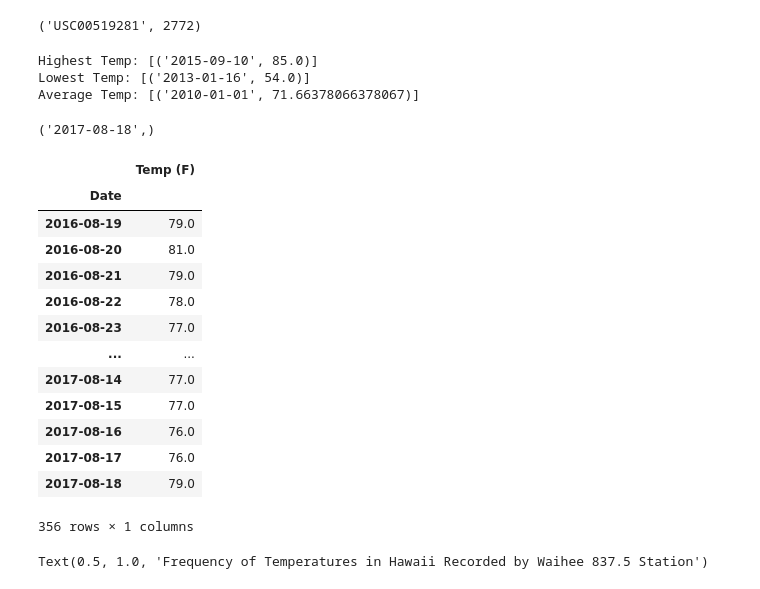
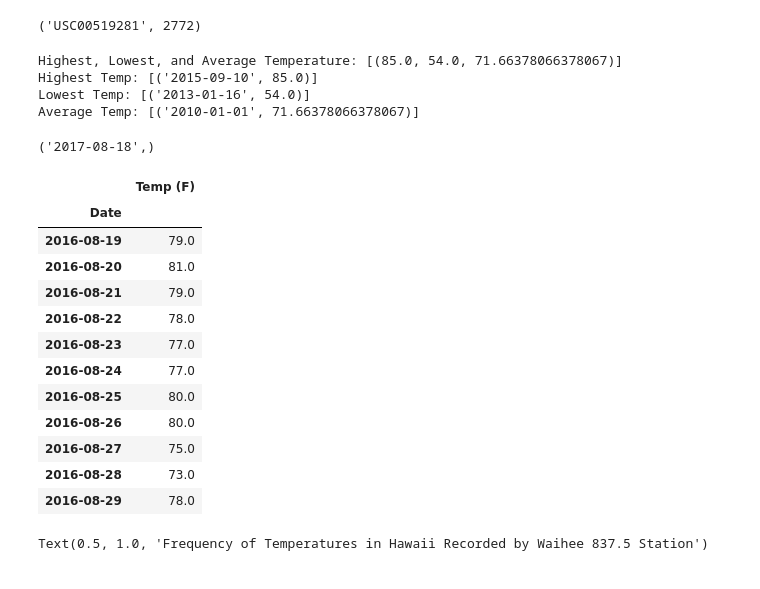
Before and after one commit to cxnoii/Exploratory-Weather-Analysis, a Jupyter notebook: climate_starter.ipynb, the cells around one changed output. Cells and saved outputs as stored; diff of their text form; code cells hidden in the pictures.

Commit message:
prcp/station analysis

```diff
--- a/climate_starter.ipynb
+++ b/climate_starter.ipynb
@@ -140,10 +140,17 @@ min_temp = session.query(Measurements.date,func.min(Measurements.tobs)).\
 avg_temp = session.query(Measurements.date,func.avg(Measurements.tobs)).\
     filter(Measurements.station == 'USC00519281').all()
 
+#same numbers, but all in one query
+temp_stats = session.query(func.max(Measurements.tobs),func.min(Measurements.tobs),func.avg(Measurements.tobs)).\
+    filter(Measurements.station == 'USC00519281').all()
+
+print(f'Highest, Lowest, and Average Temperature: {temp_stats}')
+
 print(f'Highest Temp: {max_temp}')
 print(f'Lowest Temp: {min_temp}')
 print(f'Average Temp: {avg_temp}')
 # %% [output]
+Highest, Lowest, and Average Temperature: [(85.0, 54.0, 71.66378066378067)]
 Highest Temp: [('2015-09-10', 85.0)]
 Lowest Temp: [('2013-01-16', 54.0)]
 Average Temp: [('2010-01-01', 71.66378066378067)]
@@ -157,28 +164,27 @@ session.query(Measurements.date).\
 # %%
 # Using the most active station id
 # Query the last 12 months of temperature observation data for this station
 recent_12 = session.query(Measurements.date,Measurements.tobs).\
     filter(Measurements.date > '2016-08-18').\
         filter(Measurements.station == 'USC00519281').all()
 
 tobs_df = pd.DataFrame(recent_12,columns=['Date', 'Temp (F)'])
 tobs_df.set_index('Date',inplace=True)
-tobs_df
+tobs_df.head(11)
 # %% [output]
 |  | Temp (F) |
 | Date |  |
 | 2016-08-19 | 79.0 |
 | 2016-08-20 | 81.0 |
 | 2016-08-21 | 79.0 |
 | 2016-08-22 | 78.0 |
 | 2016-08-23 | 77.0 |
-| ... | ... |
-| 2017-08-14 | 77.0 |
-| 2017-08-15 | 77.0 |
-| 2017-08-16 | 76.0 |
-| 2017-08-17 | 76.0 |
-| 2017-08-18 | 79.0 |
+| 2016-08-24 | 77.0 |
+| 2016-08-25 | 80.0 |
+| 2016-08-26 | 80.0 |
+| 2016-08-27 | 75.0 |
+| 2016-08-28 | 73.0 |
+| 2016-08-29 | 78.0 |
-356 rows × 1 columns
 # %%
 #plot the results as a histogram
 plt.hist(tobs_df,bins=12)
```
